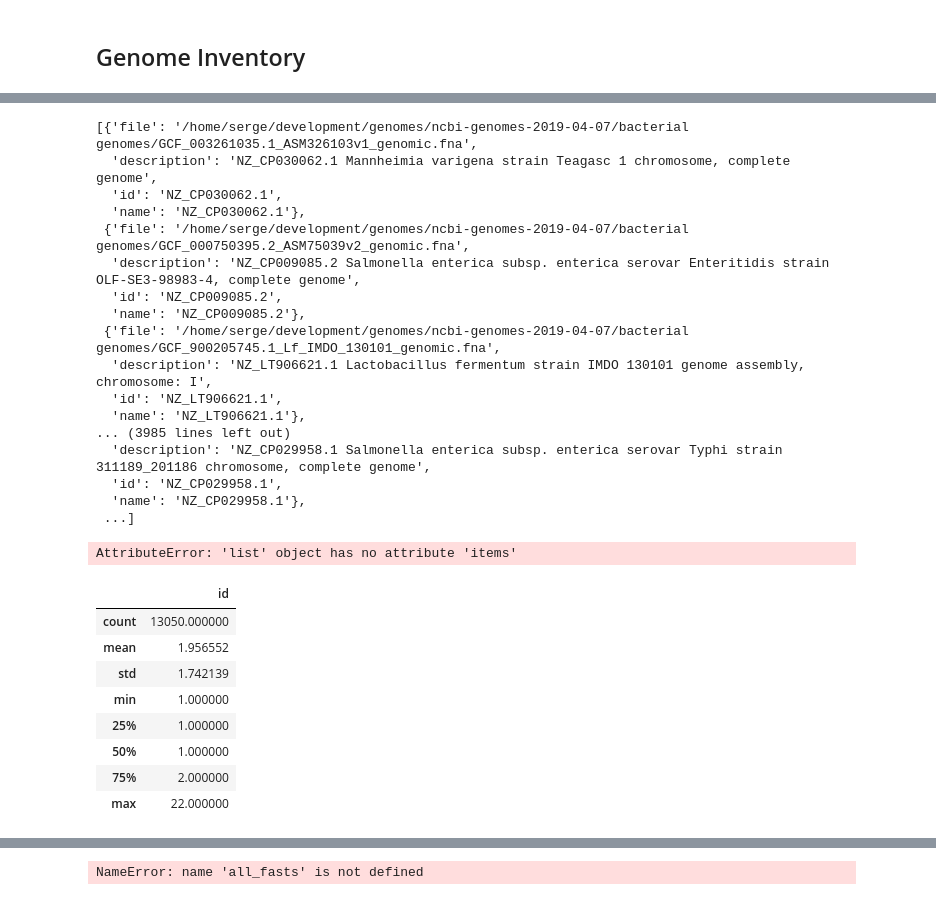
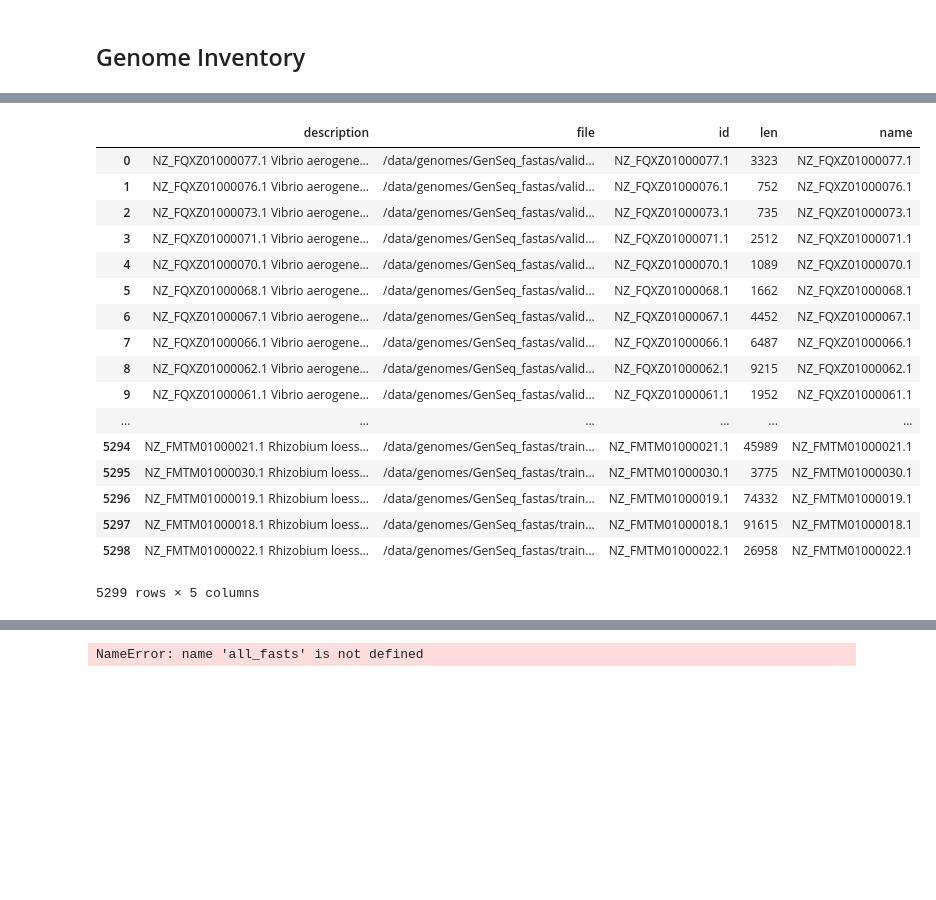
Before and after one commit to sergeman/fastai-genomic, a Jupyter notebook: ipynb/BacteriaClassifier.ipynb, the cells around one changed output, grey strips where cells are left out. Drawn from its saved outputs; the diff is of its cells as text; code cells hidden in the pictures; blank space fills up the shorter version.

```diff
--- a/ipynb/BacteriaClassifier.ipynb
+++ b/ipynb/BacteriaClassifier.ipynb
@@ -369,4 +152,4 @@ Consider using IPython.display.IFrame instead
 # %% [markdown]
 ## Genome Inventory
 # %%
-all_fastas = sequence.Dna2VecList.from_folder(DB)
+all_fastas = sequence.Dna2VecList.from_folder(DB).items
@@ -382,41 +156,26 @@ a = [x for x in all_fastas if "plasmid" not in x['description'].split()]
-# %%
-a
-# %% [output]
-[{'file': '/home/serge/development/genomes/ncbi-genomes-2019-04-07/bacterial genomes/GCF_003261035.1_ASM326103v1_genomic.fna',
-  'description': 'NZ_CP030062.1 Mannheimia varigena strain Teagasc 1 chromosome, complete genome',
-  'id': 'NZ_CP030062.1',
-  'name': 'NZ_CP030062.1'},
- {'file': '/home/serge/development/genomes/ncbi-genomes-2019-04-07/bacterial genomes/GCF_000750395.2_ASM75039v2_genomic.fna',
-  'description': 'NZ_CP009085.2 Salmonella enterica subsp. enterica serovar Enteritidis strain OLF-SE3-98983-4, complete genome',
-  'id': 'NZ_CP009085.2',
-  'name': 'NZ_CP009085.2'},
- {'file': '/home/serge/development/genomes/ncbi-genomes-2019-04-07/bacterial genomes/GCF_900205745.1_Lf_IMDO_130101_genomic.fna',
-  'description': 'NZ_LT906621.1 Lactobacillus fermentum strain IMDO 130101 genome assembly, chromosome: I',
-  'id': 'NZ_LT906621.1',
-  'name': 'NZ_LT906621.1'},
-... (3985 lines left out)
-  'description': 'NZ_CP029958.1 Salmonella enterica subsp. enterica serovar Typhi strain 311189_201186 chromosome, complete genome',
-  'id': 'NZ_CP029958.1',
-  'name': 'NZ_CP029958.1'},
- ...]
-# %%
-a = pd.DataFrame(data=list(a.items), columns=["file", "description","id","name"]).groupby("file").agg({"id":'count'}).sort_values('id', ascending=False)
-# %% [output]
-AttributeError: 'list' object has no attribute 'items'
-# %%
-a.describe()
-# %% [output]
-|  | id |
-| count | 13050.000000 |
-| mean | 1.956552 |
-| std | 1.742139 |
-| min | 1.000000 |
-| 25% | 1.000000 |
-| 50% | 1.000000 |
-| 75% | 2.000000 |
-| max | 22.000000 |
 # %%
-inventory = pd.DataFrame(data=[l.split()[1:3] for l in all_fastas], columns=["genus","species" ])
+inventory = pd.DataFrame(data=all_fastas)
+# %%
+inventory
+# %% [output]
+|  | description | file | id | len | name |
+| 0 | NZ_FQXZ01000077.1 Vibrio aerogene... | /data/genomes/GenSeq_fastas/valid... | NZ_FQXZ01000077.1 | 3323 | NZ_FQXZ01000077.1 |
+| 1 | NZ_FQXZ01000076.1 Vibrio aerogene... | /data/genomes/GenSeq_fastas/valid... | NZ_FQXZ01000076.1 | 752 | NZ_FQXZ01000076.1 |
+| 2 | NZ_FQXZ01000073.1 Vibrio aerogene... | /data/genomes/GenSeq_fastas/valid... | NZ_FQXZ01000073.1 | 735 | NZ_FQXZ01000073.1 |
+| 3 | NZ_FQXZ01000071.1 Vibrio aerogene... | /data/genomes/GenSeq_fastas/valid... | NZ_FQXZ01000071.1 | 2512 | NZ_FQXZ01000071.1 |
+| 4 | NZ_FQXZ01000070.1 Vibrio aerogene... | /data/genomes/GenSeq_fastas/valid... | NZ_FQXZ01000070.1 | 1089 | NZ_FQXZ01000070.1 |
+| 5 | NZ_FQXZ01000068.1 Vibrio aerogene... | /data/genomes/GenSeq_fastas/valid... | NZ_FQXZ01000068.1 | 1662 | NZ_FQXZ01000068.1 |
+| 6 | NZ_FQXZ01000067.1 Vibrio aerogene... | /data/genomes/GenSeq_fastas/valid... | NZ_FQXZ01000067.1 | 4452 | NZ_FQXZ01000067.1 |
+| 7 | NZ_FQXZ01000066.1 Vibrio aerogene... | /data/genomes/GenSeq_fastas/valid... | NZ_FQXZ01000066.1 | 6487 | NZ_FQXZ01000066.1 |
+| 8 | NZ_FQXZ01000062.1 Vibrio aerogene... | /data/genomes/GenSeq_fastas/valid... | NZ_FQXZ01000062.1 | 9215 | NZ_FQXZ01000062.1 |
+| 9 | NZ_FQXZ01000061.1 Vibrio aerogene... | /data/genomes/GenSeq_fastas/valid... | NZ_FQXZ01000061.1 | 1952 | NZ_FQXZ01000061.1 |
+| ... | ... | ... | ... | ... | ... |
+| 5294 | NZ_FMTM01000021.1 Rhizobium loess... | /data/genomes/GenSeq_fastas/train... | NZ_FMTM01000021.1 | 45989 | NZ_FMTM01000021.1 |
+| 5295 | NZ_FMTM01000030.1 Rhizobium loess... | /data/genomes/GenSeq_fastas/train... | NZ_FMTM01000030.1 | 3775 | NZ_FMTM01000030.1 |
+| 5296 | NZ_FMTM01000019.1 Rhizobium loess... | /data/genomes/GenSeq_fastas/train... | NZ_FMTM01000019.1 | 74332 | NZ_FMTM01000019.1 |
+| 5297 | NZ_FMTM01000018.1 Rhizobium loess... | /data/genomes/GenSeq_fastas/train... | NZ_FMTM01000018.1 | 91615 | NZ_FMTM01000018.1 |
+| 5298 | NZ_FMTM01000022.1 Rhizobium loess... | /data/genomes/GenSeq_fastas/train... | NZ_FMTM01000022.1 | 26958 | NZ_FMTM01000022.1 |
+5299 rows × 5 columns
 # %%
 inventory.groupby("genus").agg({"species":"count"}).sort_values("species",ascending=False)
 # %% [output]
```
Also changed, not shown: parts of 36 cells of this notebook, 1 other file.
